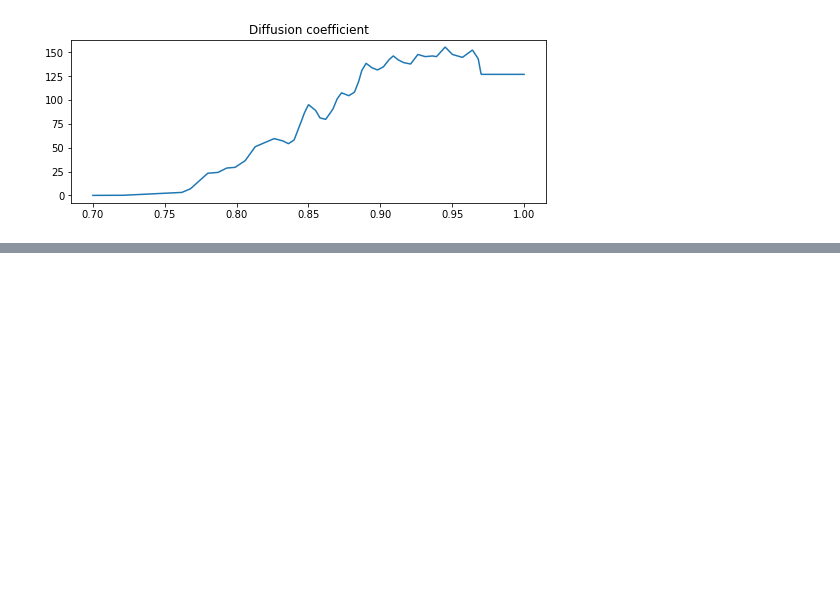
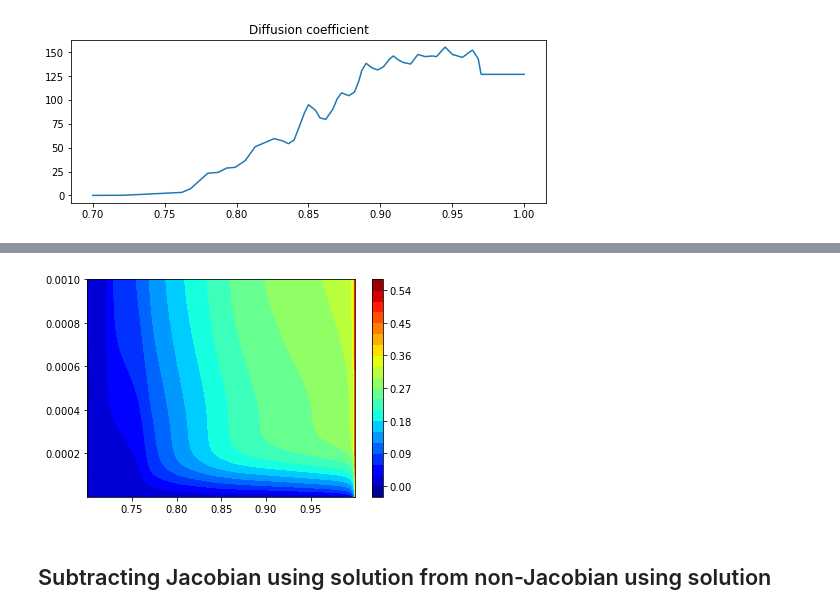
Before and after one commit to leferi99/szakdolgozat, a Jupyter notebook: main_log_EN.ipynb, the cells around one changed output, grey strips where cells are left out. Saved outputs shown, nothing was run; the diff lists cells and outputs as text; code cells hidden in the pictures; blank space fills up the shorter version.

```diff
--- a/main_log_EN.ipynb
+++ b/main_log_EN.ipynb
@@ -662,0 +660,10 @@ Text(0.5, 1.0, 'Diffusion coefficient')
+# %%
+## relative difference between the solutions
+diffrel = copy.deepcopy(solutiondiff)
+diffrel[:,:,1] = solutiondiff[:,:,1] / solution[:,:,1]
+plot = plt.contourf(diffrel[0,:,0], np.linspace(dt,duration,nt), diffrel[:,:,1], levels=20, cmap=plt.cm.jet)
+cbar = plt.colorbar()
+# %% [output]
+[figure, added]
+# %% [markdown]
+## Subtracting Jacobian using solution from non-Jacobian using solution
```
Also changed, not shown: parts of 10 cells of this notebook.
